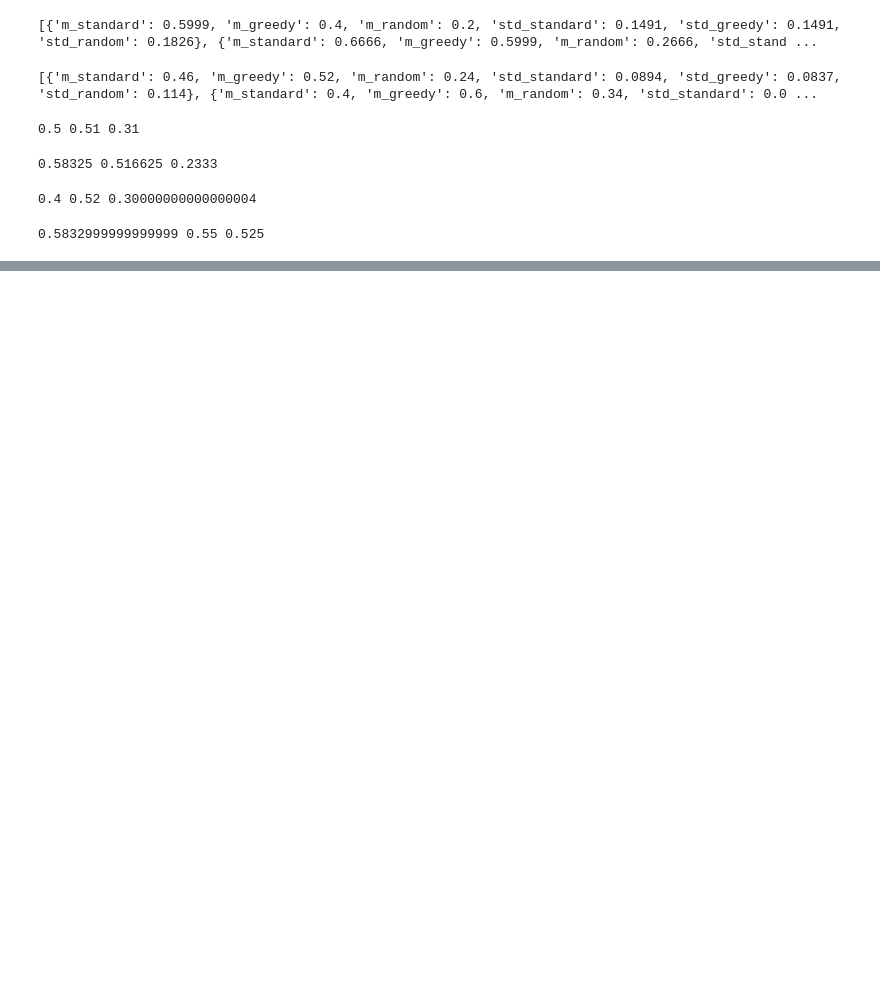
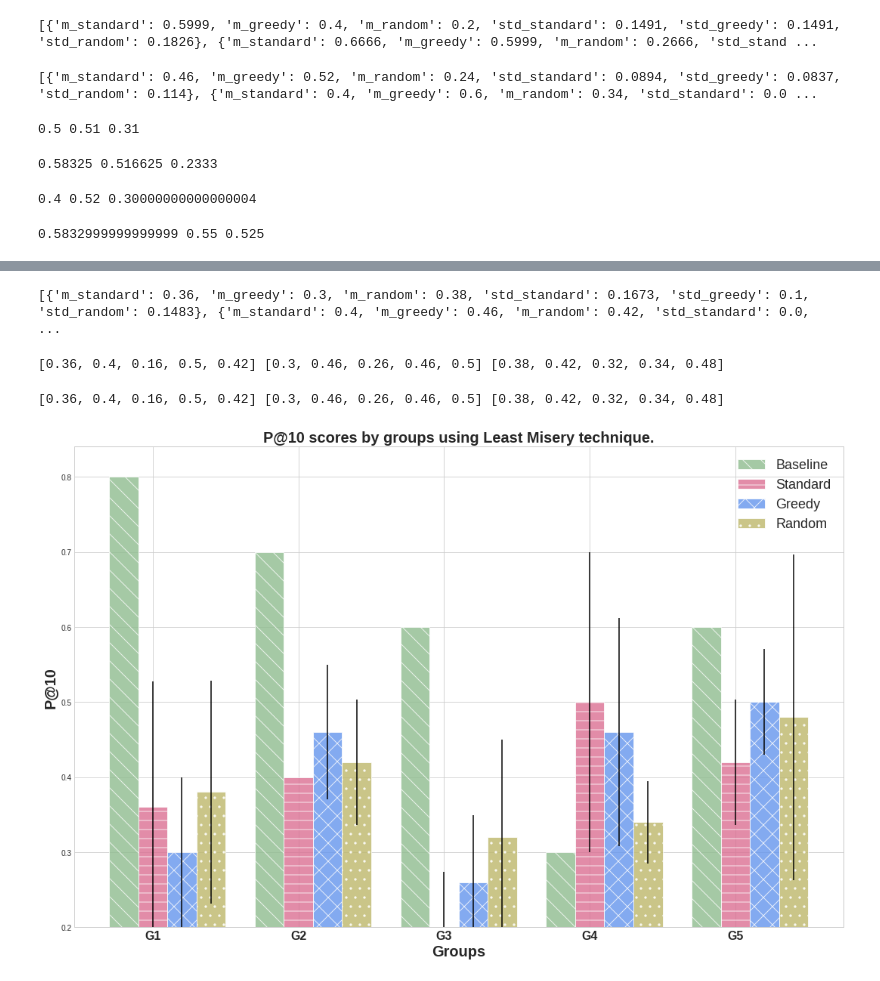
Before and after one commit to amandachagas/surprise-test, a Jupyter notebook: notebooks/Graphs.ipynb, the cells around one changed output, grey strips where cells are left out. Drawn from its saved outputs; the diff is of its cells as text; code cells hidden in the pictures; blank space fills up the shorter version.

```diff
--- a/notebooks/Graphs.ipynb
+++ b/notebooks/Graphs.ipynb
@@ -835,0 +1042,68 @@ p_3_5_10_s=[0.26666666666666666, 0.43999999999999995, 0.42000000000000004], p_3_
+# %%
+p10_lm = get_means_std_dict(prop_p10_lm)
+
+print(p10_lm)
+# %% [output]
+[{'m_standard': 0.36, 'm_greedy': 0.3, 'm_random': 0.38, 'std_standard': 0.1673, 'std_greedy': 0.1, 'std_random': 0.1483}, {'m_standard': 0.4, 'm_greedy': 0.46, 'm_random': 0.42, 'std_standard': 0.0,  ...
+# %%
+m_lm_p10_standard = []
+m_lm_p10_greedy = []
+m_lm_p10_random = []
+std_lm_p10_standard = []
+std_lm_p10_greedy = []
+std_lm_p10_random = []
+for group in p10_lm:
+    m_lm_p10_standard.append(group['m_standard'])
+    m_lm_p10_greedy.append(group['m_greedy'])
+    m_lm_p10_random.append(group['m_random'])
+    std_lm_p10_standard.append(group['std_standard'])
+    std_lm_p10_greedy.append(group['std_greedy'])
+    std_lm_p10_random.append(group['std_random'])
+
+print(m_lm_p10_standard, m_lm_p10_greedy, m_lm_p10_random)
+# %% [output]
+[0.36, 0.4, 0.16, 0.5, 0.42] [0.3, 0.46, 0.26, 0.46, 0.5] [0.38, 0.42, 0.32, 0.34, 0.48]
+# %%
+plt.rcParams['figure.figsize'] = (15,10)
+
+# data to plot
+n = 5
+baseline_p10 = baseline_lm_p10
+m_standard = m_lm_p10_standard
+m_greedy = m_lm_p10_greedy
+m_random = m_lm_p10_random
+std_standard = std_lm_p10_standard
+std_greedy = std_lm_p10_greedy
+std_random = std_lm_p10_random
+
+print(m_standard, m_greedy, m_random)
+
+# create plot
+fig, ax = plt.subplots()
+index = np.arange(n)
+bar_width = 0.2
+opacity = 0.8
+
+line1 = plt.bar(index, baseline_p10, bar_width, alpha=opacity, color='darkseagreen', label='Baseline', hatch="\\", edgecolor='white')
+line2 = plt.bar(index + bar_width, m_standard, bar_width, alpha=opacity, color='palevioletred', yerr=std_standard,  label='Standard', hatch="-", edgecolor='white')
+line3 = plt.bar(index + bar_width + bar_width, m_greedy, bar_width, alpha=opacity, color='cornflowerblue', yerr=std_greedy, label='Greedy', hatch="x", edgecolor='white')
+line4 = plt.bar(index + bar_width + bar_width + bar_width, m_random, bar_width, alpha=opacity, color='darkkhaki', yerr=std_random, label='Random', hatch=".", edgecolor='white')
+
+
+plt.xlabel('Groups', fontweight="bold", fontsize=20)
+plt.ylabel('P@10', fontweight="bold", fontsize=20)
+plt.title('P@10 scores by groups using Least Misery technique.', fontweight="bold", fontsize=20)
+plt.xticks(index + bar_width, ('G1', 'G2', 'G3', 'G4', 'G5'), fontweight="bold", fontsize="16")
+
+plt.legend(fontsize=18)
+
+axes = plt.gca()
+# axes.set_xlim([xmin,xmax])
+axes.set_ylim([0.2,None])
+
+plt.savefig('p@10_scores_by_groups_LM.png', transparent=True)
+plt.tight_layout()
+plt.show()
+# %% [output]
+[0.36, 0.4, 0.16, 0.5, 0.42] [0.3, 0.46, 0.26, 0.46, 0.5] [0.38, 0.42, 0.32, 0.34, 0.48]
+[figure, added]
```
Also changed, not shown: parts of 31 cells of this notebook, 12 other files.
